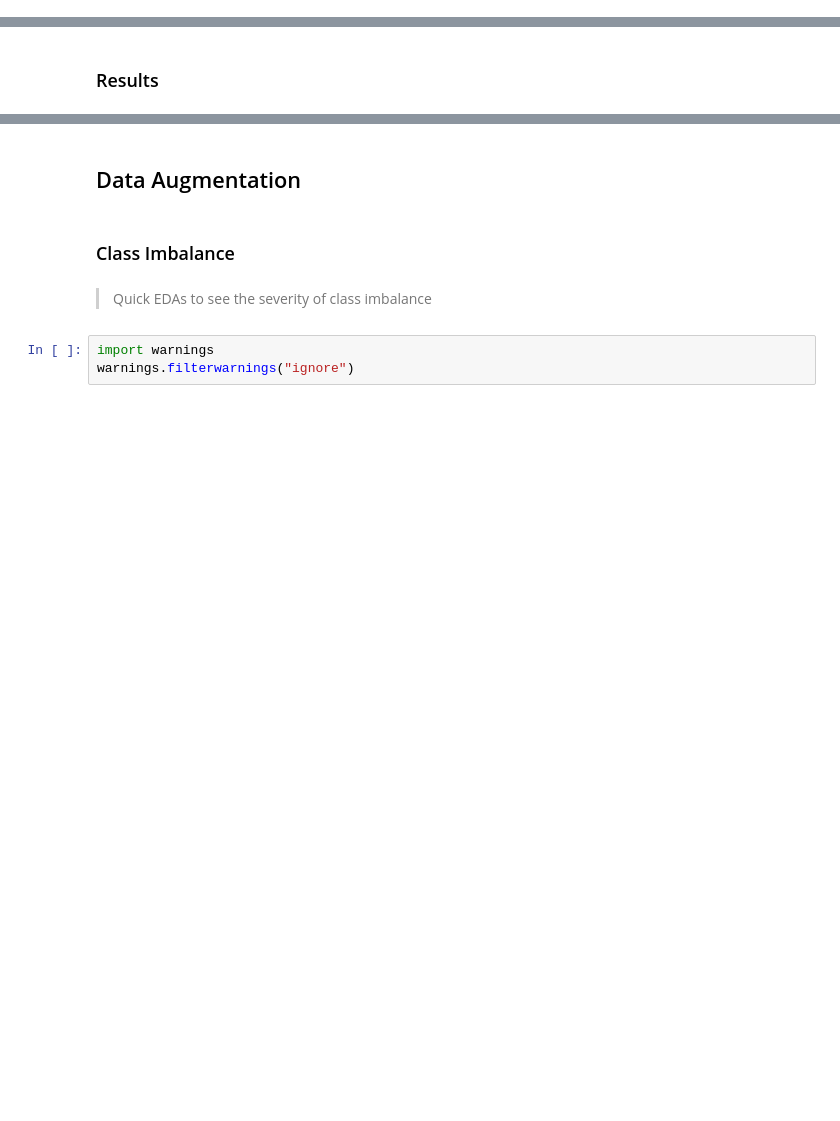
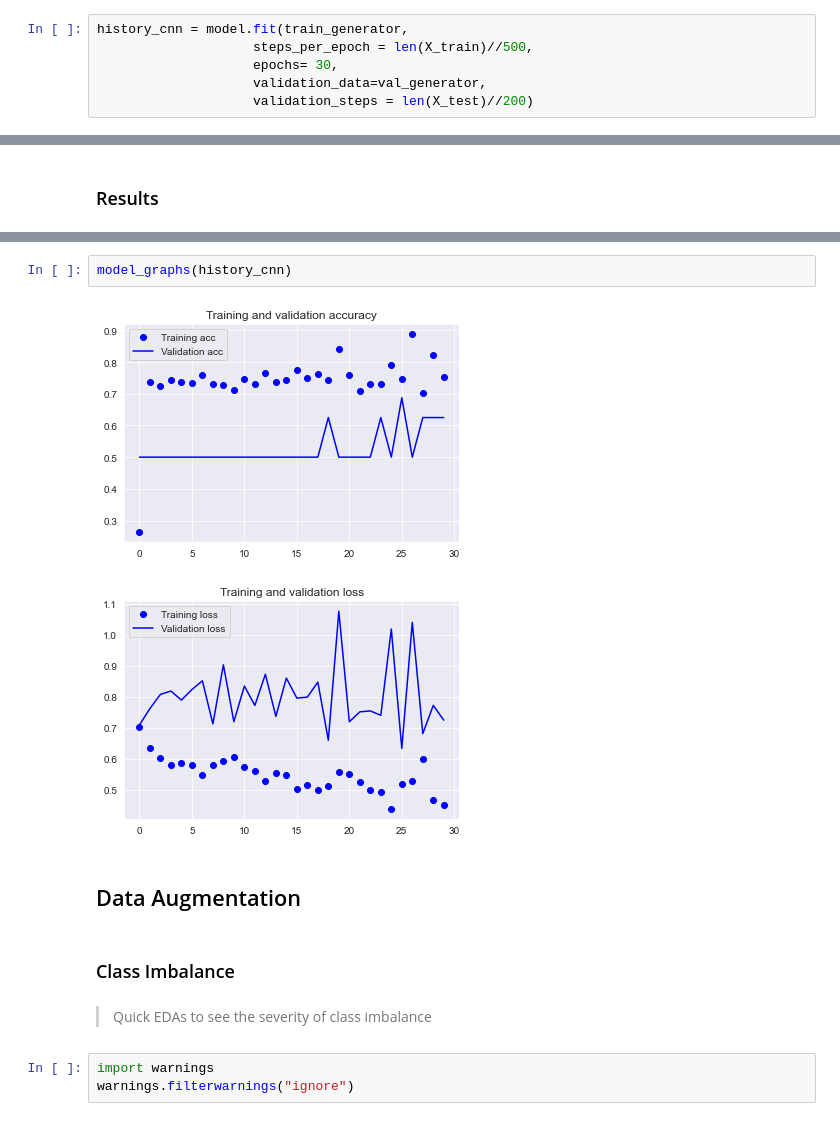
Before and after one commit to Ericusick/Chest_X-Ray-Image_Classification, a Jupyter notebook: X-ray.ipynb, the cells around one changed output, grey strips where cells are left out. Cells and saved outputs as stored; diff of their text form; blank space fills up the shorter version.

```diff
--- a/X-ray.ipynb
+++ b/X-ray.ipynb
@@ -268,0 +330,6 @@ Epoch 100/100
+# %%
+history_cnn = model.fit(train_generator,
+                    steps_per_epoch = len(X_train)//500,
+                    epochs= 30,
+                    validation_data=val_generator,
+                    validation_steps = len(X_test)//200)
@@ -344,3 +363,8 @@ print(val_images.shape)
+# %%
+model_graphs(history_cnn)
+# %% [output]
+[figure, added]
+[figure, added]
 # %% [markdown]
 ## Data Augmentation
 # %% [markdown]
```
Also changed, not shown: parts of 94 cells of this notebook.
